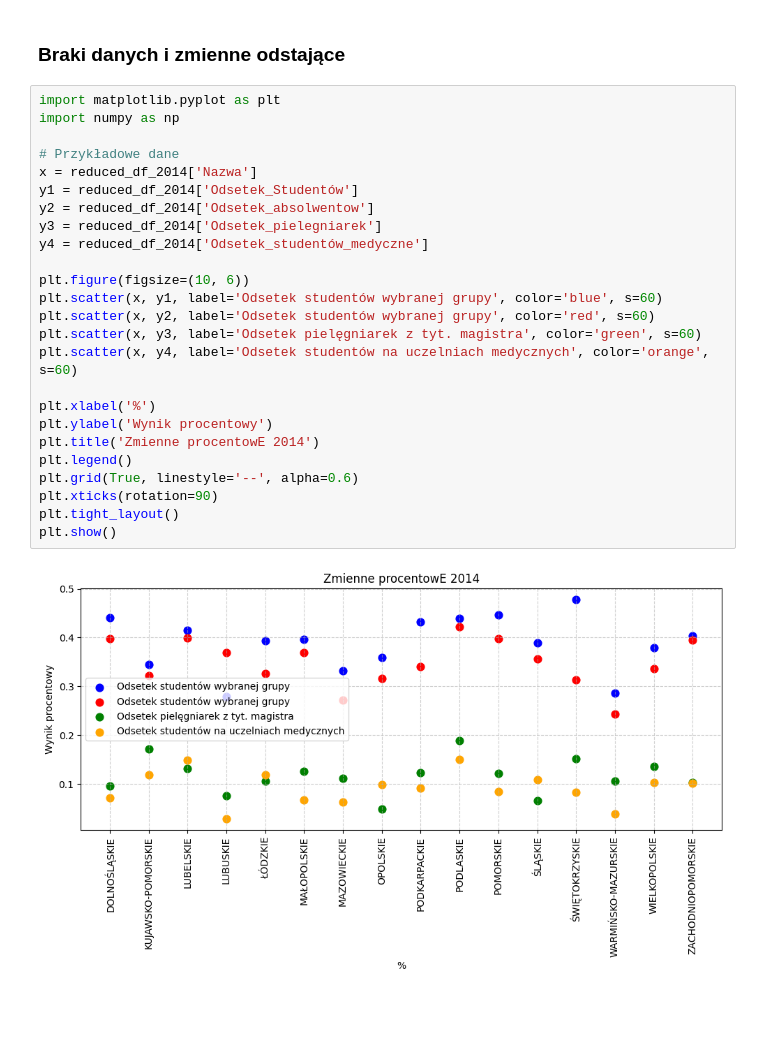
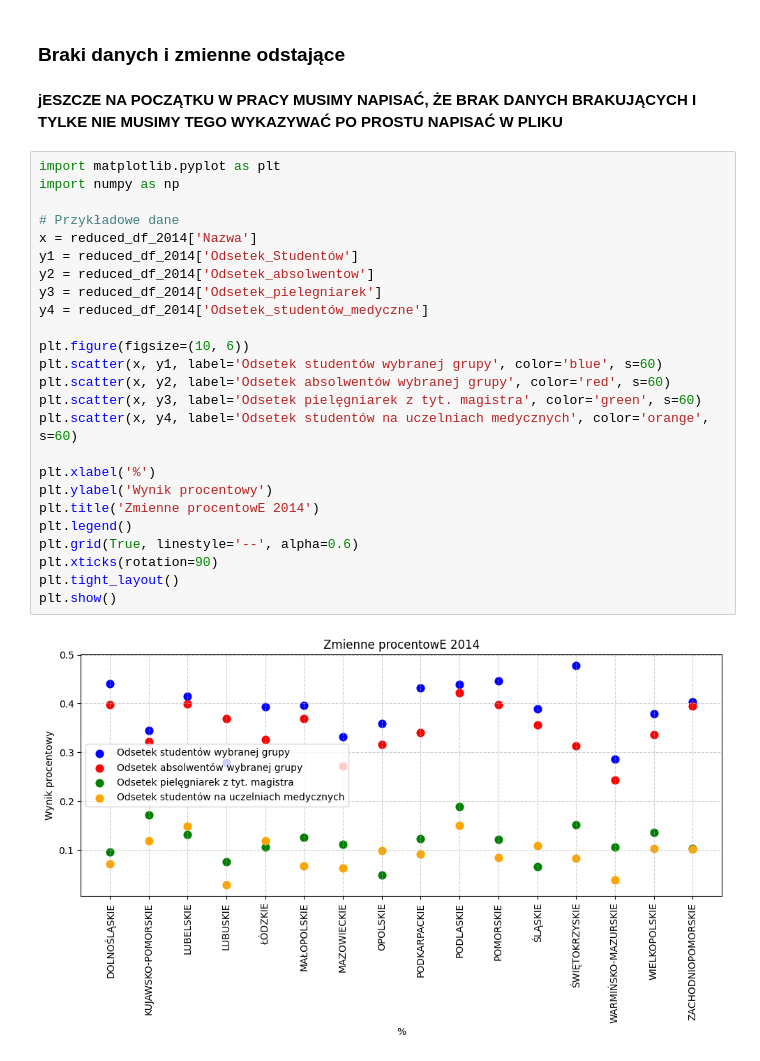
Before and after one commit to Dnsflr/Ekonometria-projekt, a Jupyter notebook: calculations.ipynb, the cells around one changed output. Drawn from its saved outputs; the diff is of its cells as text; blank space fills up the shorter version.

```diff
--- a/calculations.ipynb
+++ b/calculations.ipynb
@@ -289,33 +287,35 @@ plt.show()
 [figure]
 # %% [markdown]
 ### Braki danych i zmienne odstające
+# %% [markdown]
+**jESZCZE NA POCZĄTKU W PRACY MUSIMY NAPISAĆ, ŻE BRAK DANYCH BRAKUJĄCYCH I TYLKE NIE MUSIMY TEGO WYKAZYWAĆ PO PROSTU NAPISAĆ W PLIKU**
 # %%
 import matplotlib.pyplot as plt
 import numpy as np
 
 # Przykładowe dane
 x = reduced_df_2014['Nazwa']
 y1 = reduced_df_2014['Odsetek_Studentów']
 y2 = reduced_df_2014['Odsetek_absolwentow']
 y3 = reduced_df_2014['Odsetek_pielegniarek']
 y4 = reduced_df_2014['Odsetek_studentów_medyczne']
 
 plt.figure(figsize=(10, 6))
 plt.scatter(x, y1, label='Odsetek studentów wybranej grupy', color='blue', s=60)
-plt.scatter(x, y2, label='Odsetek studentów wybranej grupy', color='red', s=60)
+plt.scatter(x, y2, label='Odsetek absolwentów wybranej grupy', color='red', s=60)
 plt.scatter(x, y3, label='Odsetek pielęgniarek z tyt. magistra', color='green', s=60)
 plt.scatter(x, y4, label='Odsetek studentów na uczelniach medycznych', color='orange', s=60)
 
 plt.xlabel('%')
 plt.ylabel('Wynik procentowy')
 plt.title('Zmienne procentowE 2014')
 plt.legend()
 plt.grid(True, linestyle='--', alpha=0.6)
 plt.xticks(rotation=90)
 plt.tight_layout()
 plt.show()
 # %% [output]
-[figure, old version]
+[figure, new version]
 # %%
 import matplotlib.pyplot as plt
 import numpy as np
```
Also changed, not shown: parts of 3 cells of this notebook.
